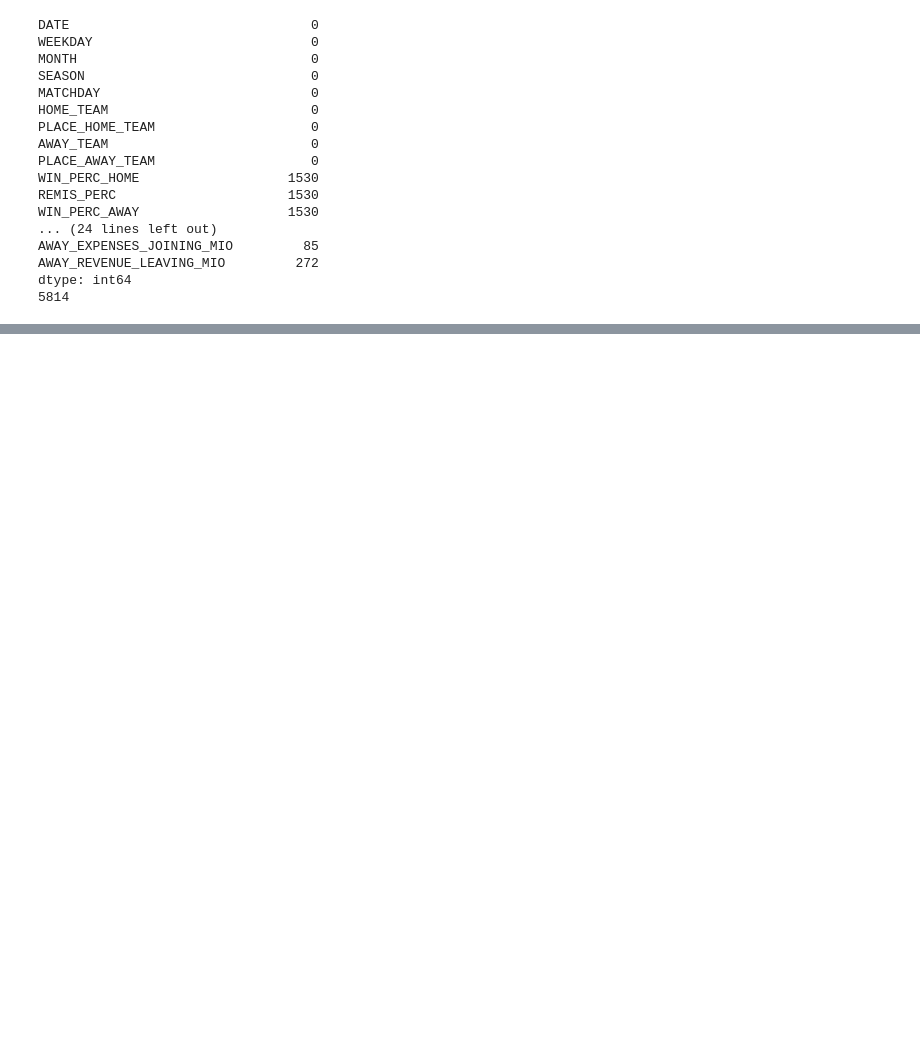
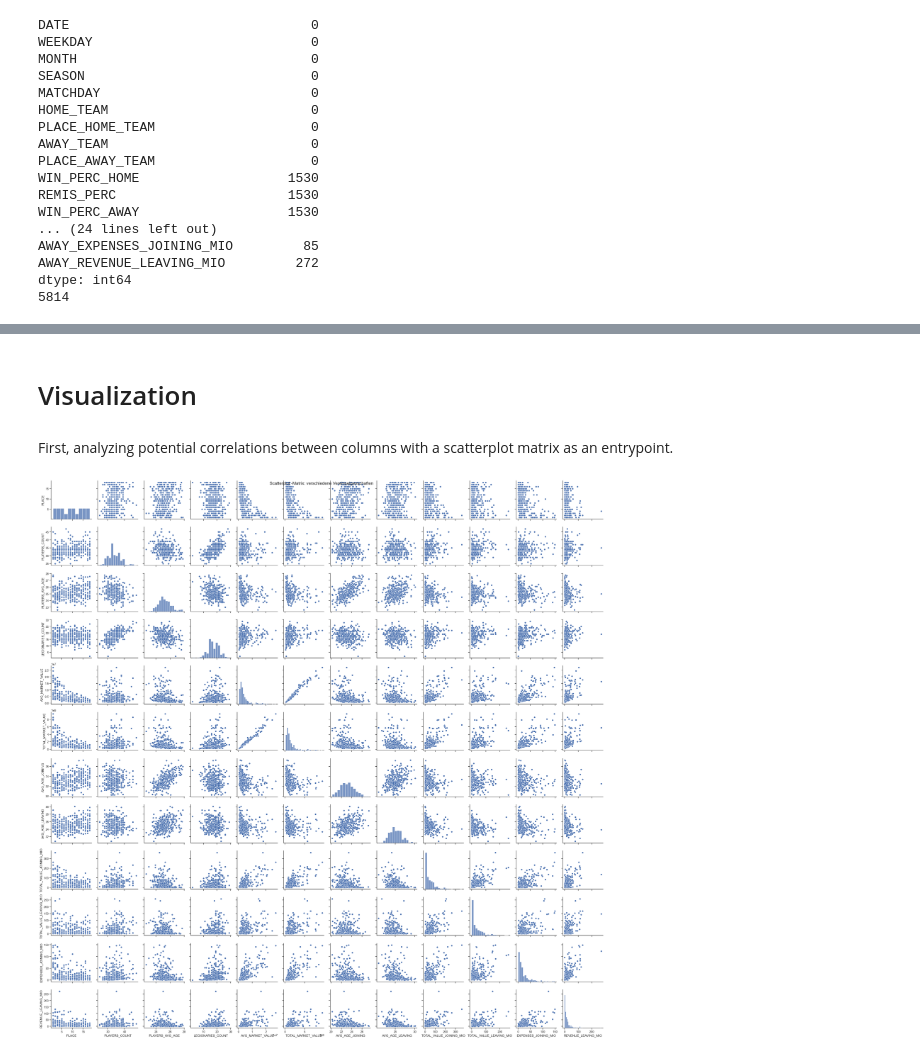
Before and after one commit to lucajanas/web-mining, a Jupyter notebook: 04_DataAnalysis.ipynb, the cells around one changed output, grey strips where cells are left out. Cells and saved outputs as stored; diff of their text form; code cells hidden in the pictures; blank space fills up the shorter version.

Commit message:
built visualizations for club and match attributes

```diff
--- a/04_DataAnalysis.ipynb
+++ b/04_DataAnalysis.ipynb
@@ -81,0 +131,14 @@ dtype: int64
+# %%
+columns_to_convert = df_club_c.drop(['CLUB_NAME'], axis=1).columns
+
+for column in columns_to_convert:
+    if df_club_c[column].dtype == 'object':  # Nur Spalten vom Typ 'object' verarbeiten
+        df_club_c[column] = df_club_c[column].astype(str).str.replace(',', '.')
+        df_club_c[column] = pd.to_numeric(df_club_c[column], errors='coerce')
+# %%
+columns_to_convert = df_final_table.drop(['CLUB_NAME'], axis=1).columns
+
+for column in columns_to_convert:
+    if df_final_table[column].dtype == 'object':  # Nur Spalten vom Typ 'object' verarbeiten
+        df_final_table[column] = df_final_table[column].astype(str).str.replace(',', '.')
+        df_final_table[column] = pd.to_numeric(df_final_table[column], errors='coerce')
@@ -81,0 +183,5 @@ dtype: int64
+# %%
+# rename clubs to match between all datasets
+df_final_table['CLUB_NAME'] = df_final_table['CLUB_NAME'].replace(club_mappings)
+# %%
+df_club_c = df_final_table.merge(df_club_c, left_on=['CLUB_NAME', 'SEASON'], right_on=['CLUB_NAME', 'season'], how="left").drop("season", axis=1)
@@ -81,0 +204,2 @@ dtype: int64
+# %% [markdown]
+# Visualization
@@ -81,0 +209,13 @@ dtype: int64
+# %% [markdown]
+First, analyzing potential correlations between columns with a scatterplot matrix as an entrypoint.
+# %%
+sns.set(style="ticks")
+pairplot = sns.pairplot(df_club_c.drop("SEASON", axis=1))
+
+plt.subplots_adjust(top=0.95)  # Adjust the position of the title
+pairplot.fig.suptitle("Scatterplot -Matrix: verschiedene Vereinseigenschaften", fontsize=16)
+plt.savefig("./plots/scatter_matrix.svg", format="svg")
+plt.tight_layout()
+plt.show()
+# %% [output]
+[figure, added]
```
Also changed, not shown: parts of 52 cells of this notebook, 1 other file.
